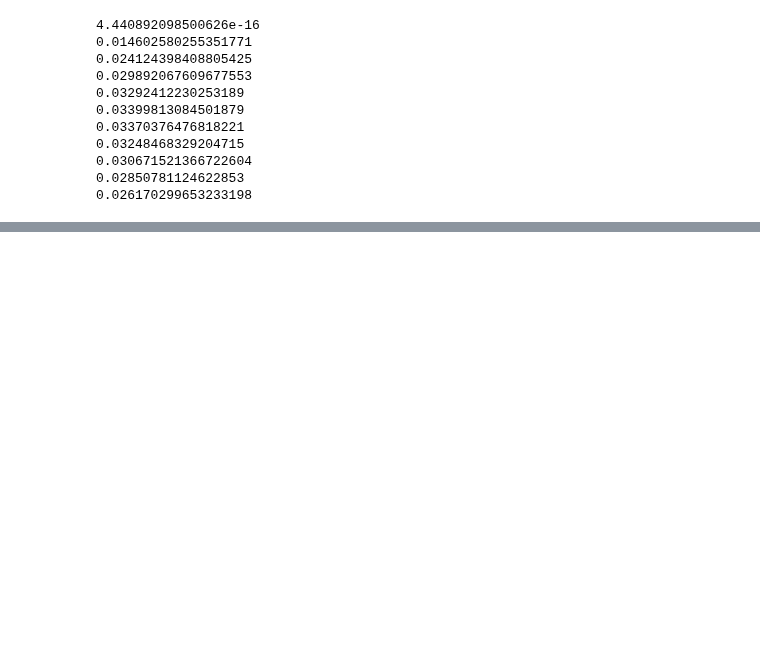
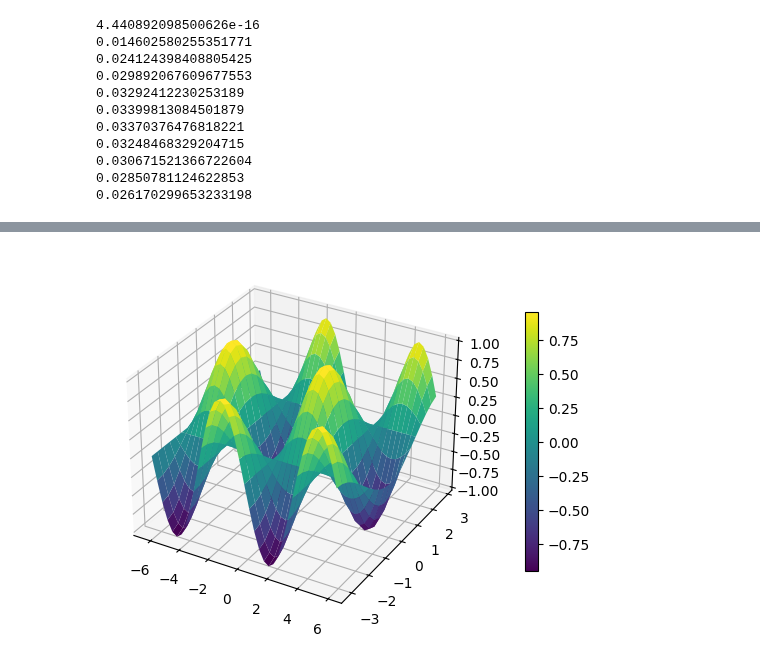
Before and after one commit to solniva/TMA4320_ScientificComputationNotes, a Jupyter notebook: eksamensoving/spectral.ipynb, the cells around one changed output, grey strips where cells are left out. Saved outputs shown, nothing was run; the diff lists cells and outputs as text; code cells hidden in the pictures; blank space fills up the shorter version.

```diff
--- a/eksamensoving/spectral.ipynb
+++ b/eksamensoving/spectral.ipynb
@@ -68,0 +79,15 @@ for UHat, t in solver:
+# %%
+fig = plt.figure()
+ax = fig.add_subplot(111, projection="3d")
+solver = heatBackwardEuler(kappa=kappa, U0=U0, t0=t0, T=T, X=X, Y=Y, Nt=Nt, g=None)
+
+i = 0
+for UHat, t in solver:
+    while i < 1:
+        U = ifft2(UHat).real
+        surf = ax.plot_surface(X, Y, U, cmap = "viridis", antialiased=True)
+        plt.colorbar(surf, shrink=0.7, pad=0.1)
+        plt.show()
+        i += 1
+# %% [output]
+[figure, added]
```
Also changed, not shown: parts of 1 cell of this notebook, 1 other file.
